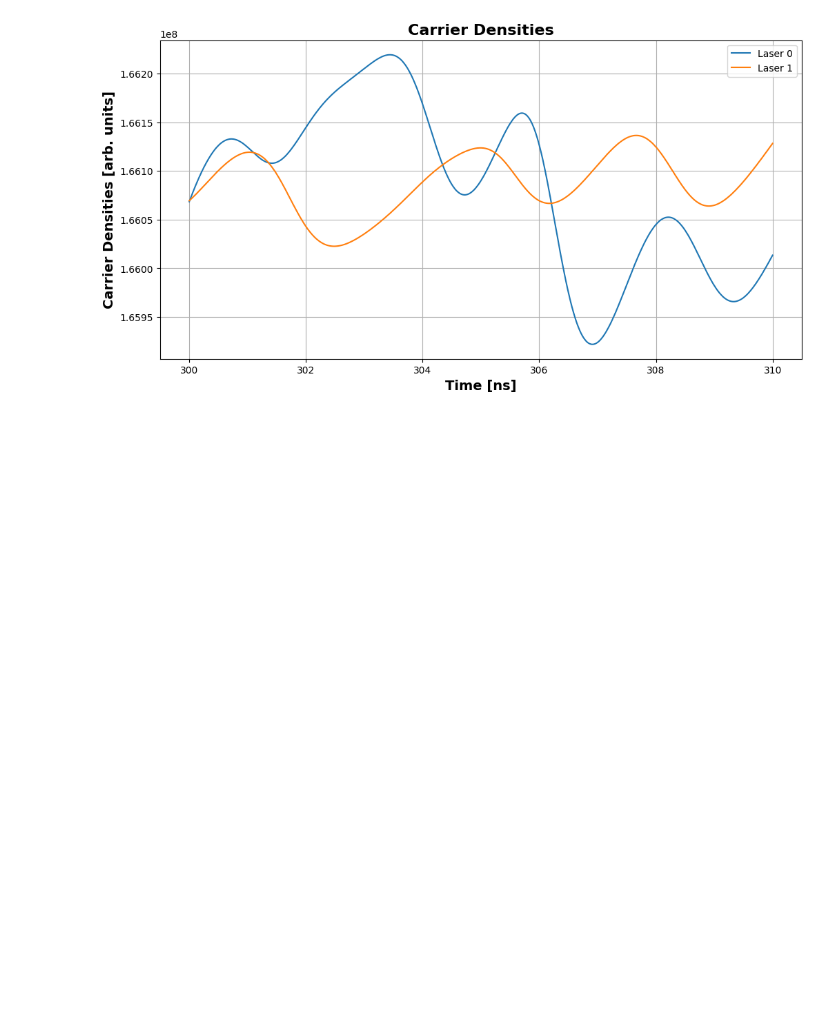
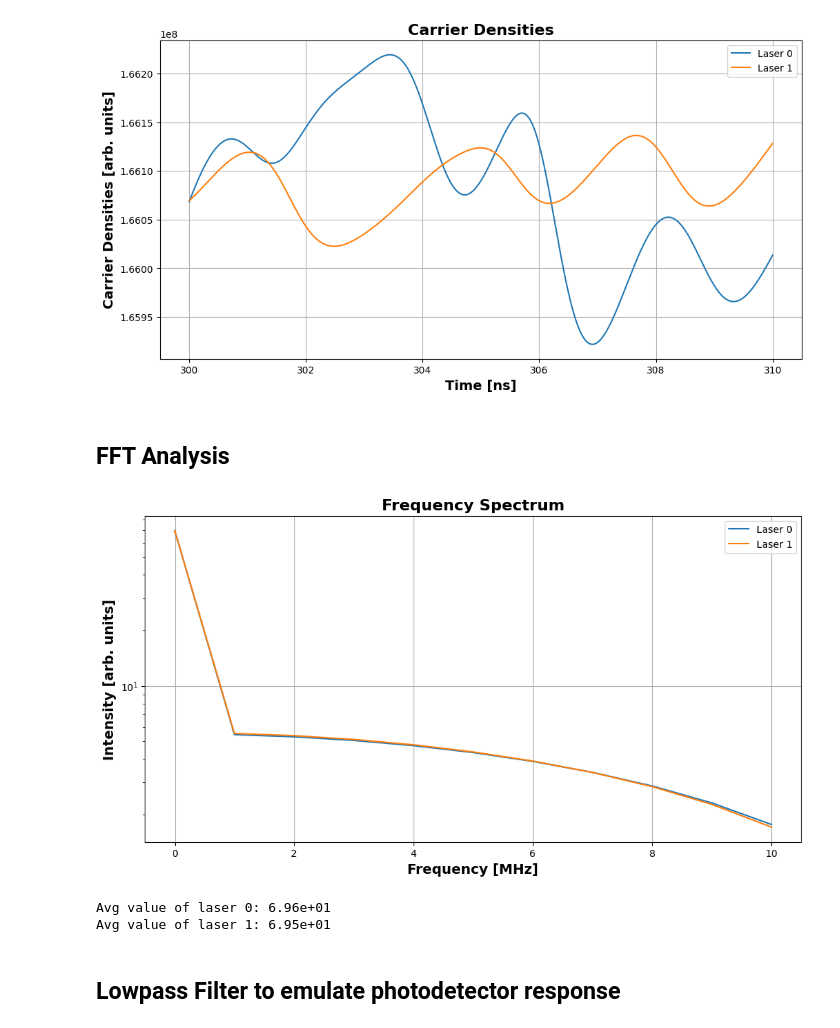
Before and after one commit to godwinduan/lasersim, a Jupyter notebook: MC_SLs_new.ipynb, the cells around one changed output. Cells and saved outputs as stored; diff of their text form; code cells hidden in the pictures; blank space fills up the shorter version.

```diff
--- a/MC_SLs_new.ipynb
+++ b/MC_SLs_new.ipynb
@@ -453,3 +471,45 @@ plt.show()
 # %% [output]
 [figure]
 [figure]
+# %% [markdown]
+## FFT Analysis
+# %%
+# Take FFT of all intensity spectrums for entire time period
+freqs = rfftfreq(len(times), dt)
+freqs_mhz = freqs / 1e6
+
+spectrums = []
+for i in range(num_lasers):
+    c_spectrum = rfft(I_ts[i])
+    mag_spectrum = np.abs(c_spectrum)
+    mag_spectrum = mag_spectrum / len(freqs_mhz) # Divide by N to normalize the result
+    spectrums.append(mag_spectrum)
+# %%
+# Plot frequency spectrum in certain range
+plt.figure(figsize=(12, 6))
+begin_freq = 0 # in MHz
+end_freq = 10 # in MHz
+
+for i in range(num_lasers):
+    plt.plot(freqs_mhz[(freqs_mhz >= begin_freq) & (freqs_mhz <= end_freq)], spectrums[i][(freqs_mhz >= begin_freq) & (freqs_mhz <= end_freq)], label=f"Laser {i}")
+
+# Logarithmic y axis
+plt.yscale('log')
+plt.xlabel("Frequency [MHz]", fontsize=14, fontweight='bold')
+plt.ylabel("Intensity [arb. units]", fontsize=14, fontweight='bold')
+plt.title("Frequency Spectrum",fontsize=16, fontweight='bold')
+plt.grid(True)
+plt.legend()
+
+#plt.savefig('2laser_0p012kappa_10ns_intercouple_0p012kappa_50ns_l0selfcouple_17mA_intensity.png')
+plt.show()
+
+# Print average (DC) value
+for i in range(num_lasers):
+    print(f"Avg value of laser {i}: {spectrums[i][0]:.2e}")
+# %% [output]
+[figure, added]
+Avg value of laser 0: 6.96e+01
+Avg value of laser 1: 6.95e+01
+# %% [markdown]
+## Lowpass Filter to emulate photodetector response
```
Also changed, not shown: parts of 13 cells of this notebook, 1 other file.
